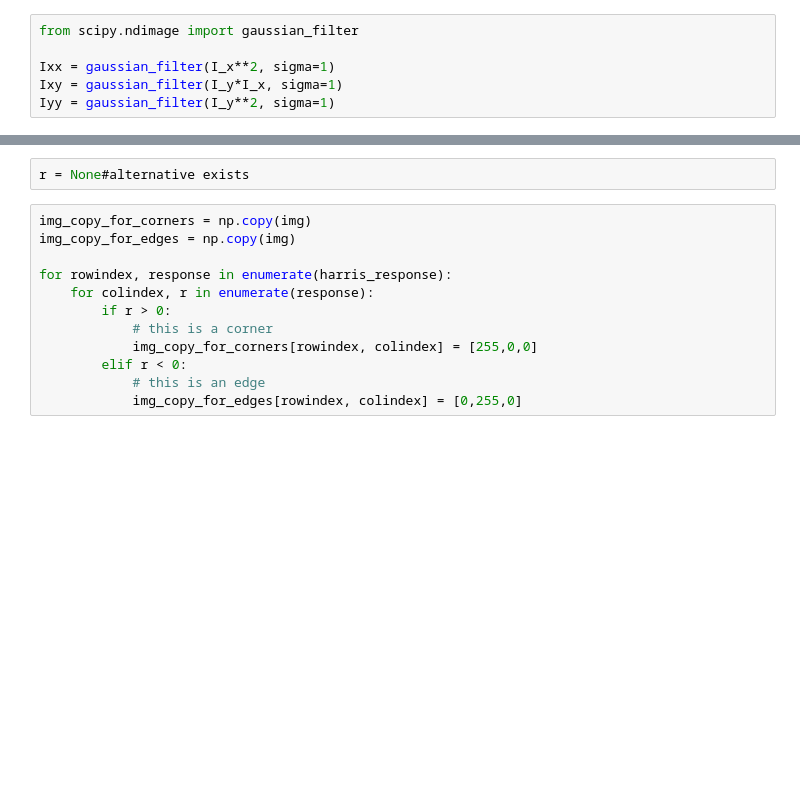
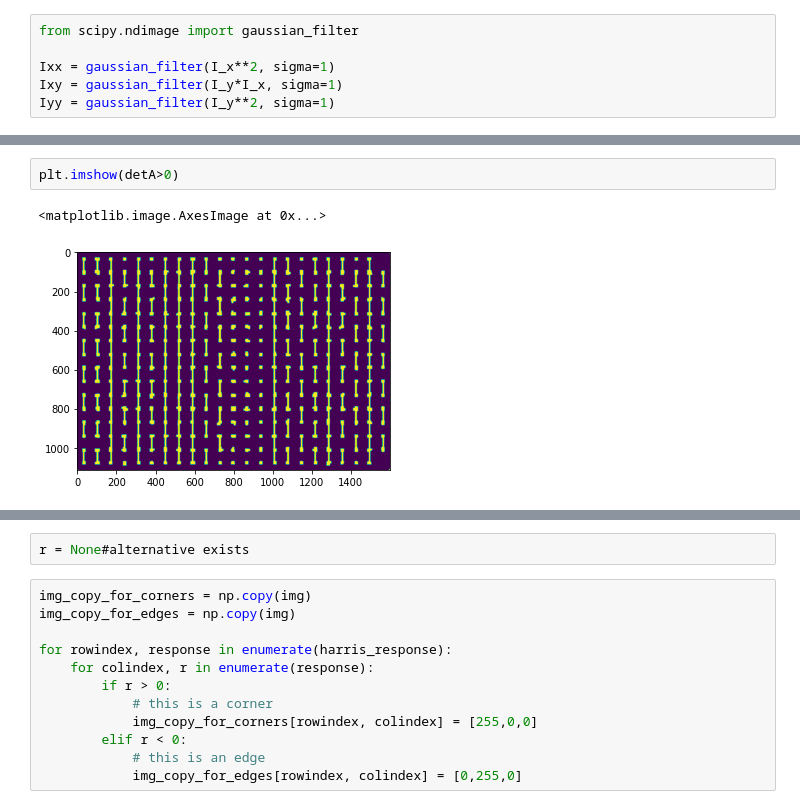
Before and after one commit to WilliamAshbee/computervision, a Jupyter notebook: homework2/HarrisCornerDetection.ipynb, the cells around one changed output, grey strips where cells are left out. Drawn from its saved outputs; the diff is of its cells as text; blank space fills up the shorter version.

```diff
--- a/homework2/HarrisCornerDetection.ipynb
+++ b/homework2/HarrisCornerDetection.ipynb
@@ -79,0 +81,5 @@ harris_response = detA - k * traceA ** 2
+# %%
+plt.imshow(detA>0)
+# %% [output]
+<matplotlib.image.AxesImage at 0x...>
+[figure, added]
```
Also changed, not shown: parts of 17 cells of this notebook.
